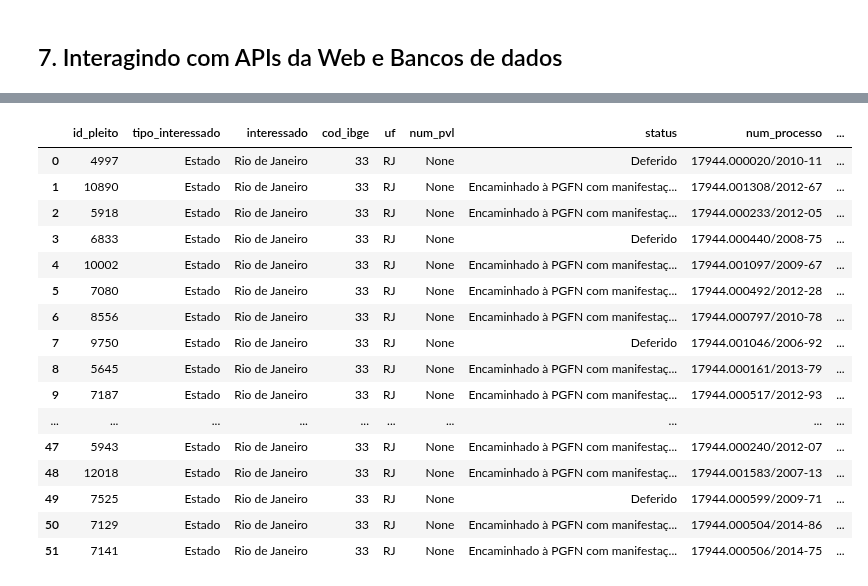
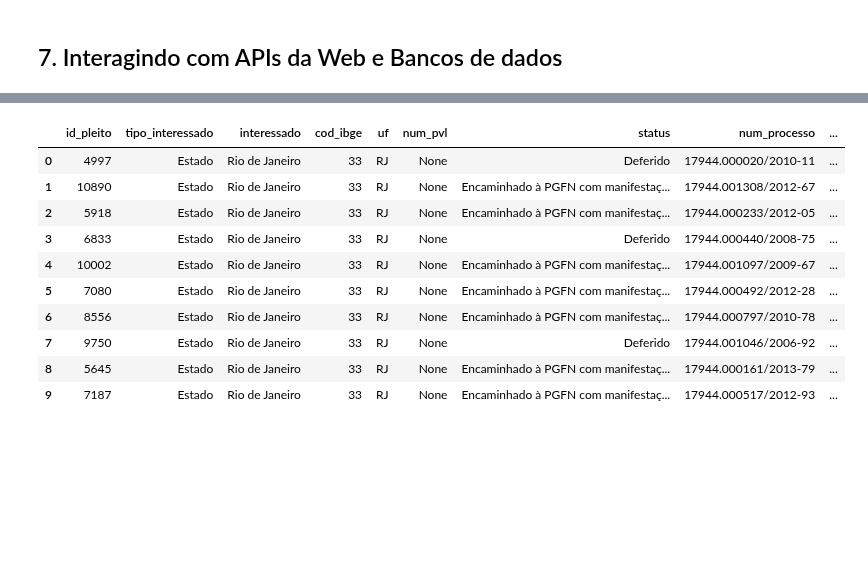
Before and after one commit to RaphaelfsOliveira/DataScience, a Jupyter notebook: EBAC Curso Ciência de Dados/Cientista de Dados/modulo_4_introducao_pandas_e_carga_de_dados.ipynb, the cells around one changed output, grey strips where cells are left out. Cells and saved outputs as stored; diff of their text form; code cells hidden in the pictures; blank space fills up the shorter version.

```diff
--- a/EBAC Curso Ciência de Dados/Cientista de Dados/modulo_4_introducao_pandas_e_carga_de_dados.ipynb
+++ b/EBAC Curso Ciência de Dados/Cientista de Dados/modulo_4_introducao_pandas_e_carga_de_dados.ipynb
@@ -616,22 +618,16 @@ result.status_code
 data_json = result.json()
 # %%
 df = pd.DataFrame(data_json['items'])
-df
+df.head(10)
 # %% [output]
 |  | id_pleito | tipo_interessado | interessado | cod_ibge | uf | num_pvl | status | num_processo | ... |
 | 0 | 4997 | Estado | Rio de Janeiro | 33 | RJ | None | Deferido | 17944.000020/2010-11 | ... |
 | 1 | 10890 | Estado | Rio de Janeiro | 33 | RJ | None | Encaminhado à PGFN com manifestaç... | 17944.001308/2012-67 | ... |
 | 2 | 5918 | Estado | Rio de Janeiro | 33 | RJ | None | Encaminhado à PGFN com manifestaç... | 17944.000233/2012-05 | ... |
 | 3 | 6833 | Estado | Rio de Janeiro | 33 | RJ | None | Deferido | 17944.000440/2008-75 | ... |
 | 4 | 10002 | Estado | Rio de Janeiro | 33 | RJ | None | Encaminhado à PGFN com manifestaç... | 17944.001097/2009-67 | ... |
 | 5 | 7080 | Estado | Rio de Janeiro | 33 | RJ | None | Encaminhado à PGFN com manifestaç... | 17944.000492/2012-28 | ... |
 | 6 | 8556 | Estado | Rio de Janeiro | 33 | RJ | None | Encaminhado à PGFN com manifestaç... | 17944.000797/2010-78 | ... |
 | 7 | 9750 | Estado | Rio de Janeiro | 33 | RJ | None | Deferido | 17944.001046/2006-92 | ... |
 | 8 | 5645 | Estado | Rio de Janeiro | 33 | RJ | None | Encaminhado à PGFN com manifestaç... | 17944.000161/2013-79 | ... |
 | 9 | 7187 | Estado | Rio de Janeiro | 33 | RJ | None | Encaminhado à PGFN com manifestaç... | 17944.000517/2012-93 | ... |
-| ... | ... | ... | ... | ... | ... | ... | ... | ... | ... |
-| 47 | 5943 | Estado | Rio de Janeiro | 33 | RJ | None | Encaminhado à PGFN com manifestaç... | 17944.000240/2012-07 | ... |
-| 48 | 12018 | Estado | Rio de Janeiro | 33 | RJ | None | Encaminhado à PGFN com manifestaç... | 17944.001583/2007-13 | ... |
-| 49 | 7525 | Estado | Rio de Janeiro | 33 | RJ | None | Deferido | 17944.000599/2009-71 | ... |
-| 50 | 7129 | Estado | Rio de Janeiro | 33 | RJ | None | Encaminhado à PGFN com manifestaç... | 17944.000504/2014-86 | ... |
-| 51 | 7141 | Estado | Rio de Janeiro | 33 | RJ | None | Encaminhado à PGFN com manifestaç... | 17944.000506/2014-75 | ... |
```
Also changed, not shown: parts of 1 cell of this notebook.
